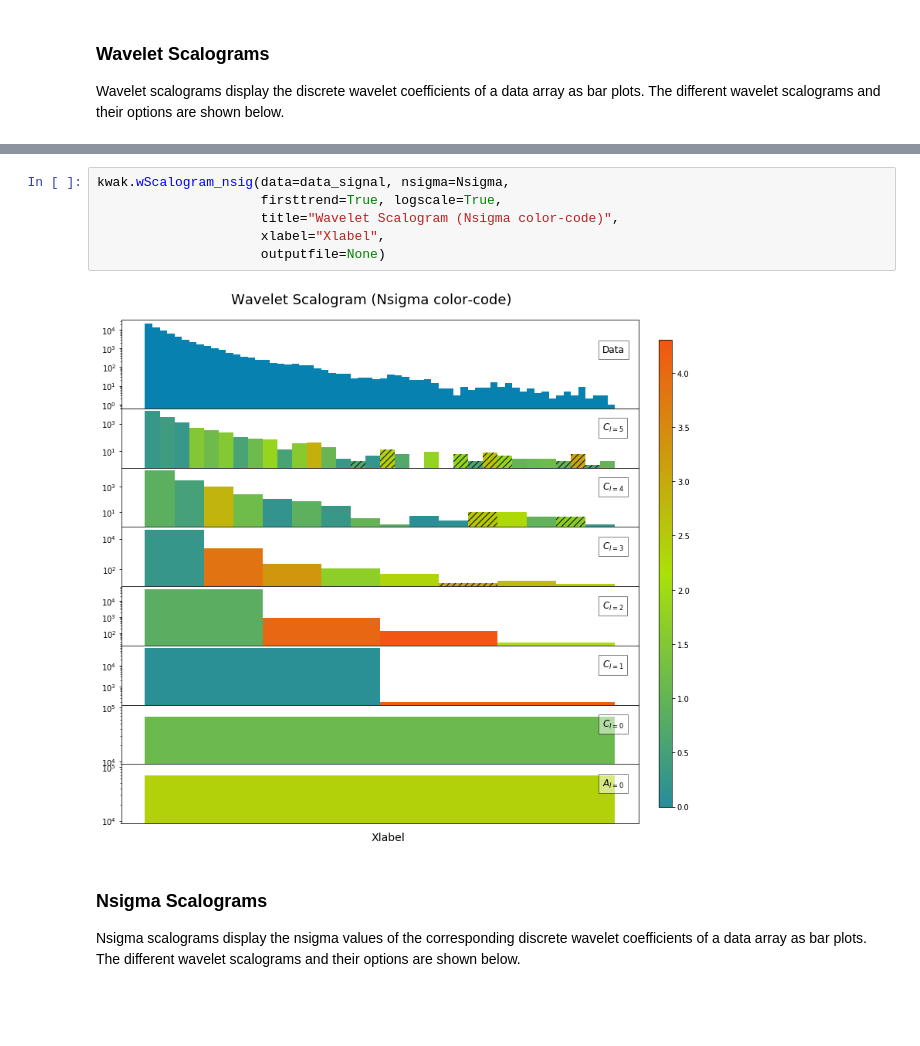
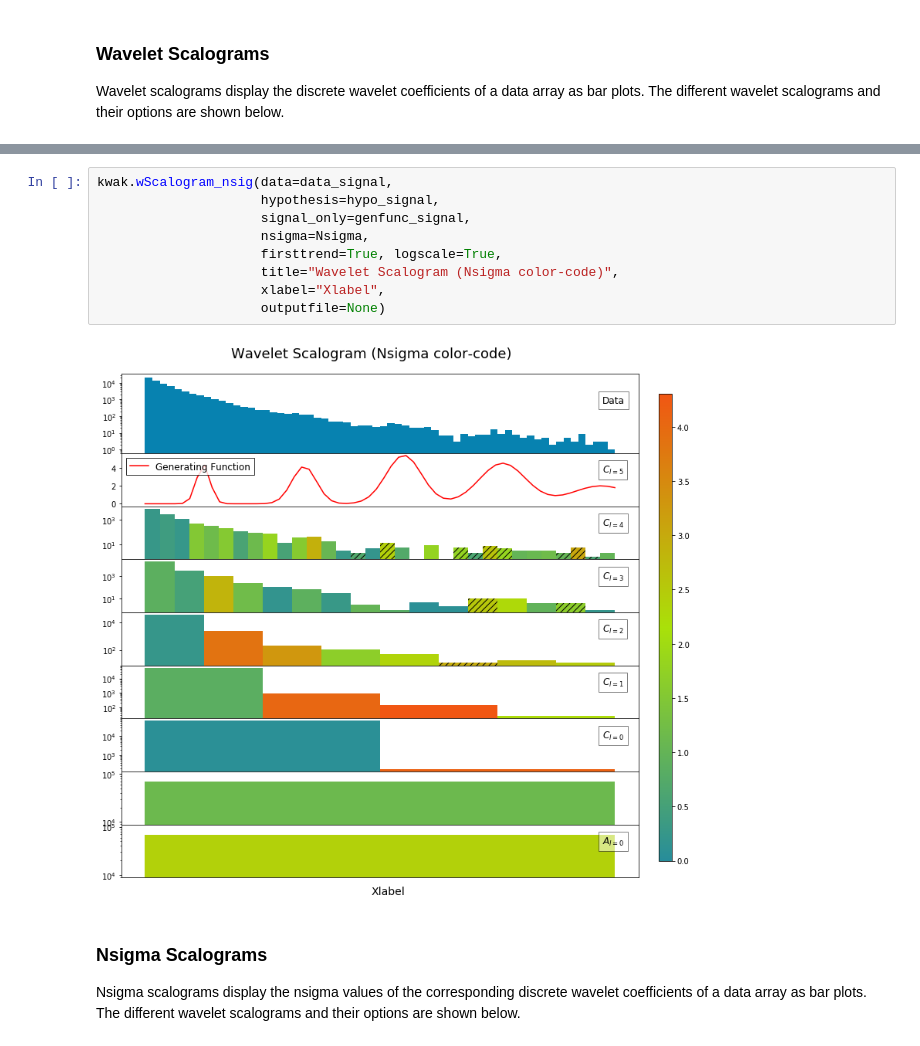
Before and after one commit to alexxromero/kwak_wavelets, a Jupyter notebook: Demo.ipynb, the cells around one changed output, grey strips where cells are left out. Saved outputs shown, nothing was run; the diff lists cells and outputs as text; blank space fills up the shorter version.

```diff
--- a/Demo.ipynb
+++ b/Demo.ipynb
@@ -113,11 +116,14 @@ kwak.wScalogram(data=data_signal, firsttrend=True,
 # %%
-kwak.wScalogram_nsig(data=data_signal, nsigma=Nsigma,
+kwak.wScalogram_nsig(data=data_signal,
+                     hypothesis=hypo_signal,
+                     signal_only=genfunc_signal,
+                     nsigma=Nsigma,
                      firsttrend=True, logscale=True,
                      title="Wavelet Scalogram (Nsigma color-code)",
                      xlabel="Xlabel",
                      outputfile=None)
 # %% [output]
-[figure, old version]
+[figure, new version]
 # %% [markdown]
 ### Nsigma Scalograms
 Nsigma scalograms display the nsigma values of the corresponding discrete wavelet coefficients of a data array as bar plots.
```
Also changed, not shown: parts of 1 cell of this notebook, 2 other files.
